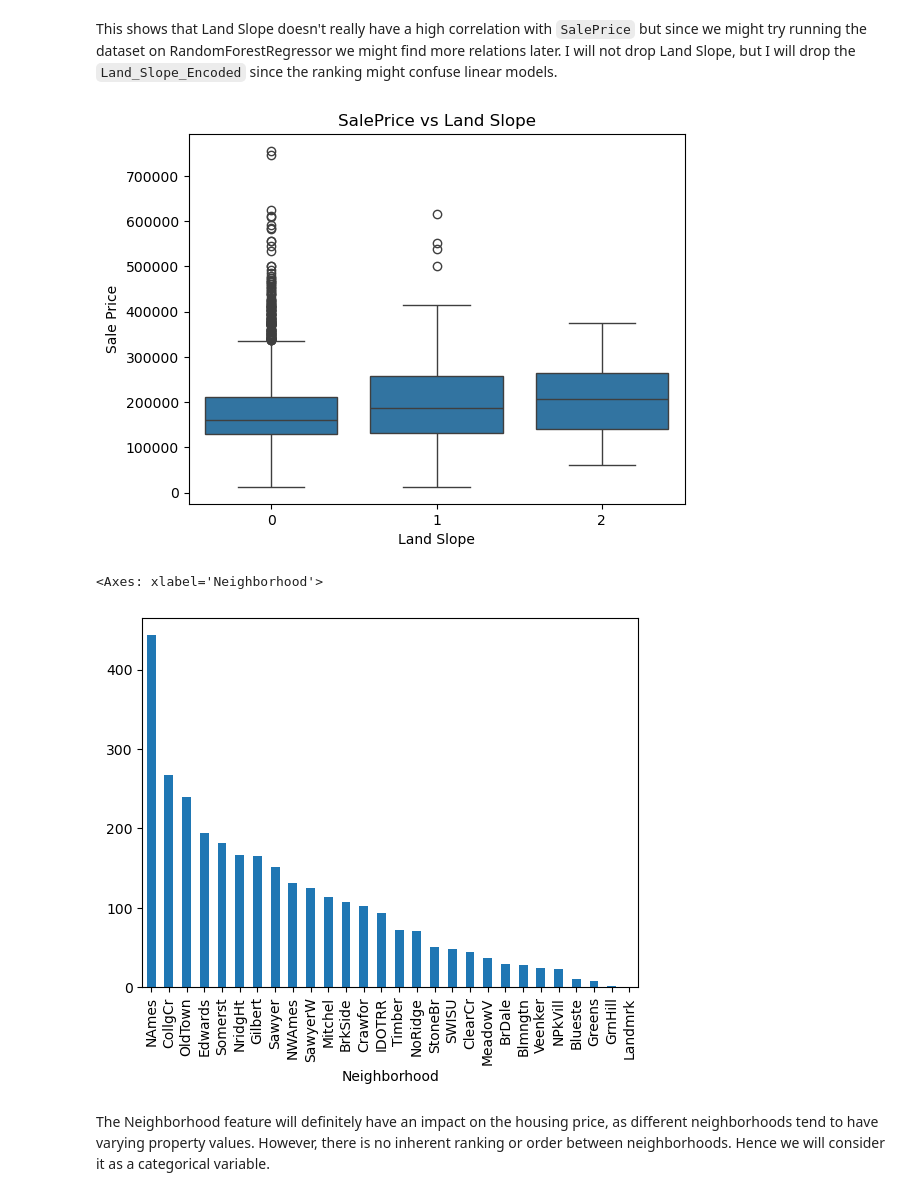
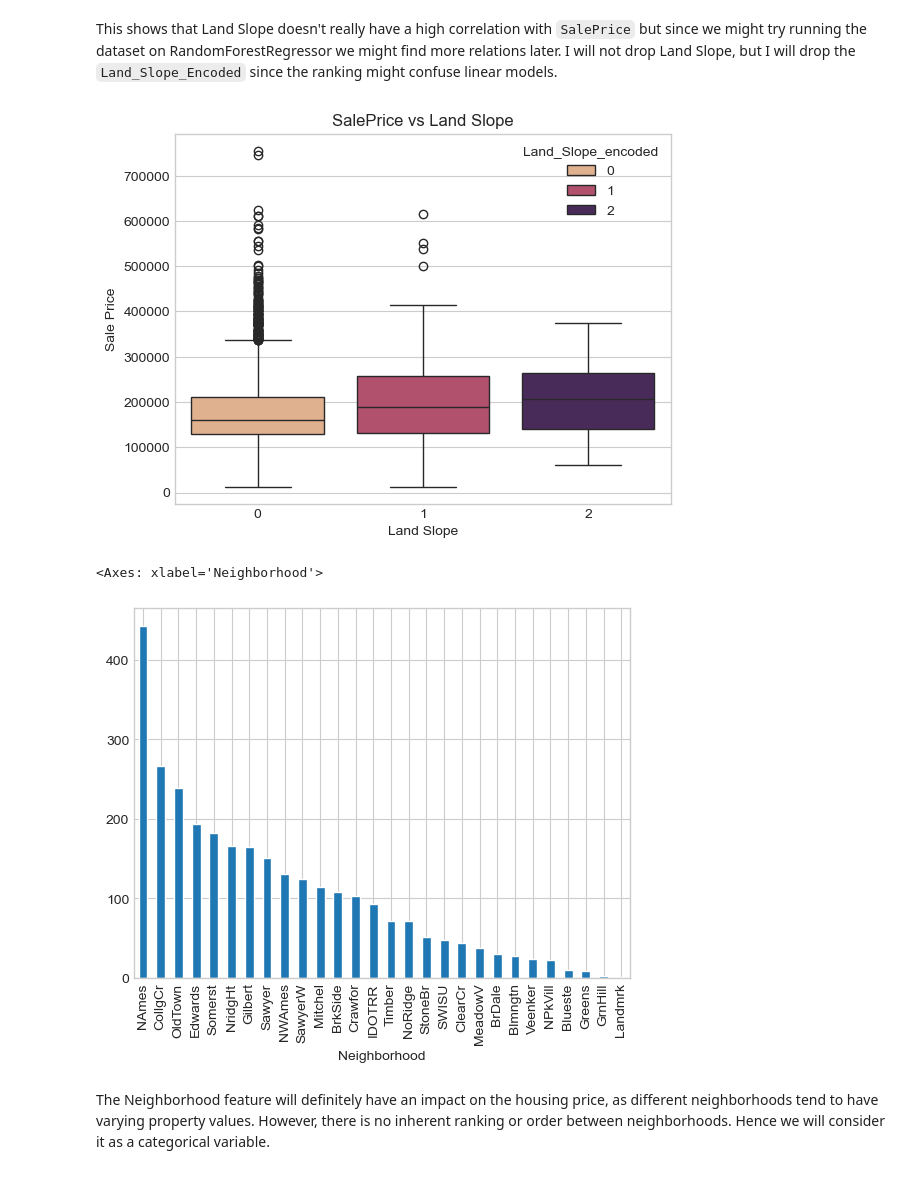
Before and after one commit to Sandeep20013/AI-Learning-Tracking, a Jupyter notebook: Projects/Ames Housing Prediction/Ames Housing Price Prediction - Cleaning Data.ipynb, the cells around one changed output. Cells and saved outputs as stored; diff of their text form; code cells hidden in the pictures.

```diff
--- a/Projects/Ames Housing Prediction/Ames Housing Price Prediction - Cleaning Data.ipynb
+++ b/Projects/Ames Housing Prediction/Ames Housing Price Prediction - Cleaning Data.ipynb
@@ -114,6 +114,8 @@ import pandas as pd
 import numpy as np
 import matplotlib.pyplot as plt
 import seaborn as sns
+plt.style.use("seaborn-v0_8-whitegrid")
+sns.set_style("whitegrid")
 # %%
 df = pd.read_csv("data/AmesHousing.csv", low_memory= False)
 df.shape
@@ -559,24 +571,21 @@ SalePrice                     0.066396   1.000000
 # %% [markdown]
 This shows that Land Slope doesn't really have a high correlation with `SalePrice` but since we might try running the dataset on RandomForestRegressor we might find more relations later. I will not drop Land Slope, but I will drop the `Land_Slope_Encoded` since the ranking might confuse linear models.
 # %%
-import seaborn as sns
-import matplotlib.pyplot as plt
-
 # Plot a box plot of 'Land_Slope_encoded' vs 'SalePrice'
-sns.boxplot(x='Land_Slope_encoded', y='SalePrice', data=df)
+sns.boxplot(x='Land_Slope_encoded', y='SalePrice', data=df, palette = 'flare', hue = 'Land_Slope_encoded')
 plt.title('SalePrice vs Land Slope')
 plt.xlabel('Land Slope')
 plt.ylabel('Sale Price')
 plt.show()
 # %% [output]
-[figure, old version]
+[figure, new version]
 # %%
 df.drop(columns = ['Land_Slope_encoded'], inplace = True)
 # %%
-df['Neighborhood'].value_counts().plot(kind = 'bar')
+df['Neighborhood'].value_counts().plot(kind= 'bar')
 # %% [output]
 <Axes: xlabel='Neighborhood'>
-[figure, old version]
+[figure, new version]
 # %% [markdown]
 The Neighborhood feature will definitely have an impact on the housing price, as different neighborhoods tend to have varying property values. However, there is no inherent ranking or order between neighborhoods. Hence we will consider it as a categorical variable.
 # %%
```
Also changed, not shown: parts of 5 cells of this notebook, 1 other file.
